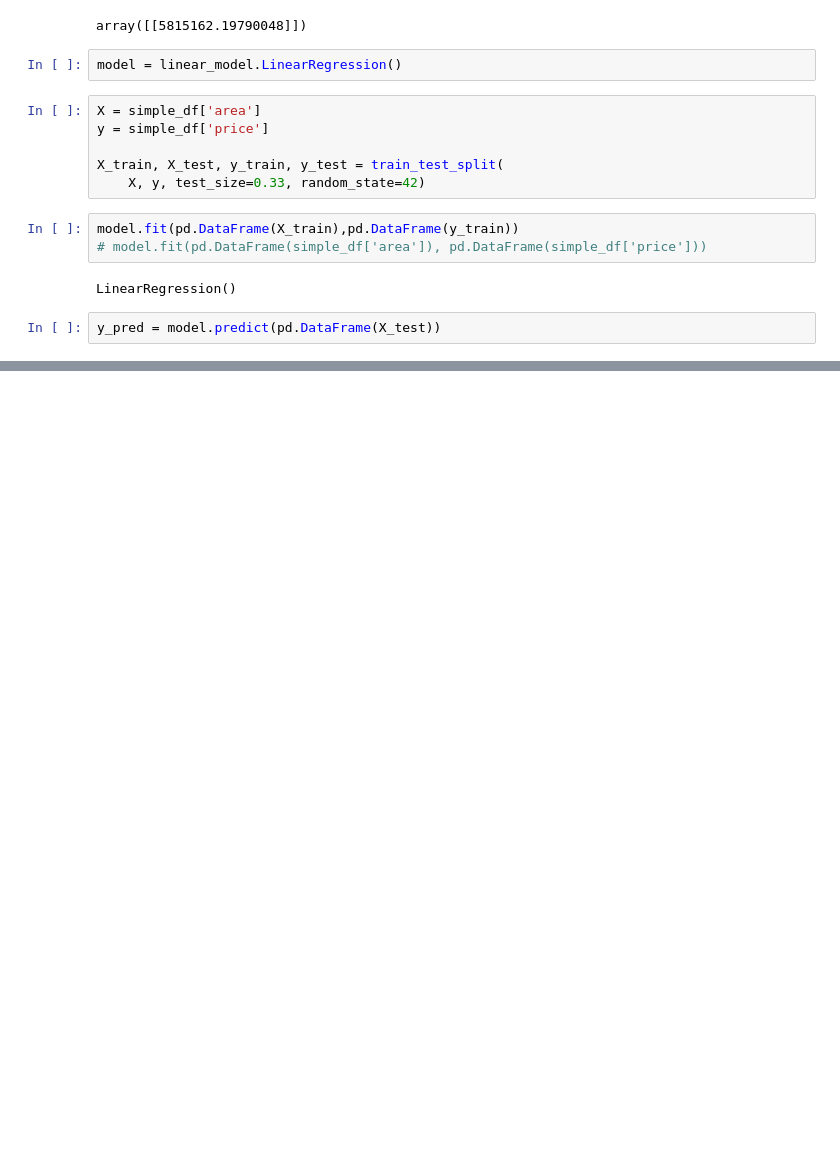
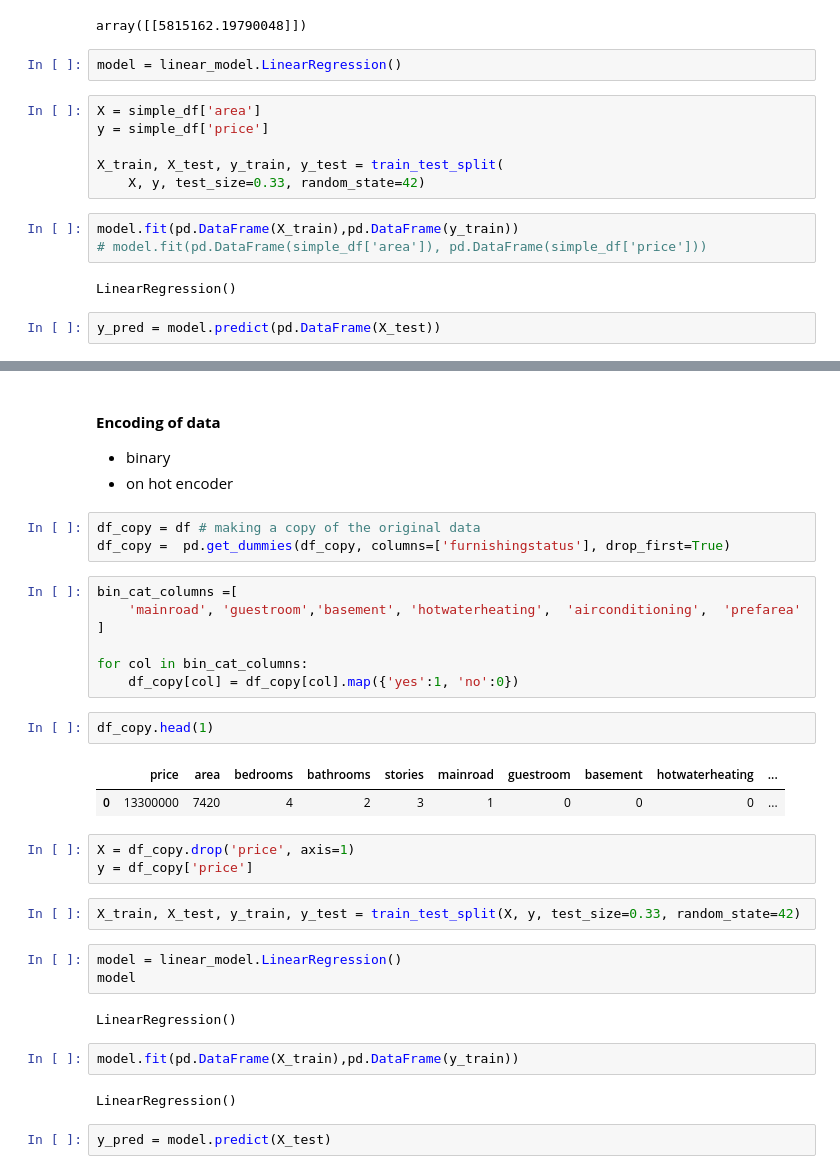
Before and after one commit to JosephRidge/ML-101, a Jupyter notebook: linear_reg.ipynb, the cells around one changed output, grey strips where cells are left out. Saved outputs shown, nothing was run; the diff lists cells and outputs as text; blank space fills up the shorter version.

```diff
--- a/linear_reg.ipynb
+++ b/linear_reg.ipynb
@@ -127,0 +145,35 @@ R^2: 0.28227274840768224
+# %% [markdown]
+#### **Encoding of data**
+- binary
+- on hot encoder
+# %%
+df_copy = df # making a copy of the original data
+df_copy =  pd.get_dummies(df_copy, columns=['furnishingstatus'], drop_first=True)
+# %%
+bin_cat_columns =[
+    'mainroad',	'guestroom','basement',	'hotwaterheating',	'airconditioning',	'prefarea'
+]
+
+for col in bin_cat_columns:
+    df_copy[col] = df_copy[col].map({'yes':1, 'no':0})
+# %%
+df_copy.head(1)
+# %% [output]
+|  | price | area | bedrooms | bathrooms | stories | mainroad | guestroom | basement | hotwaterheating | ... |
+| 0 | 13300000 | 7420 | 4 | 2 | 3 | 1 | 0 | 0 | 0 | ... |
+# %%
+X = df_copy.drop('price', axis=1)
+y = df_copy['price']
+# %%
+X_train, X_test, y_train, y_test = train_test_split(X, y, test_size=0.33, random_state=42)
+# %%
+model = linear_model.LinearRegression()
+model
+# %% [output]
+LinearRegression()
+# %%
+model.fit(pd.DataFrame(X_train),pd.DataFrame(y_train))
+# %% [output]
+LinearRegression()
+# %%
+y_pred = model.predict(X_test)
```
Also changed, not shown: parts of 6 cells of this notebook.
